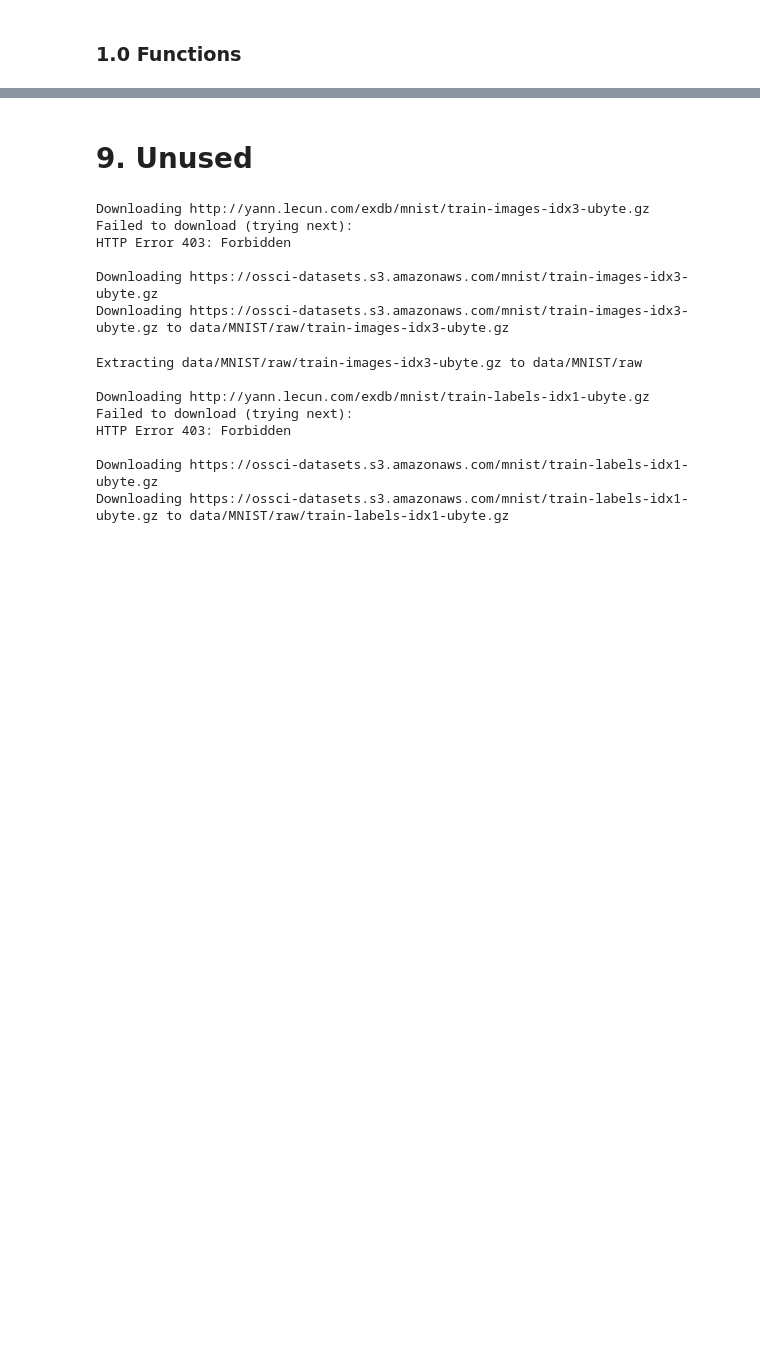
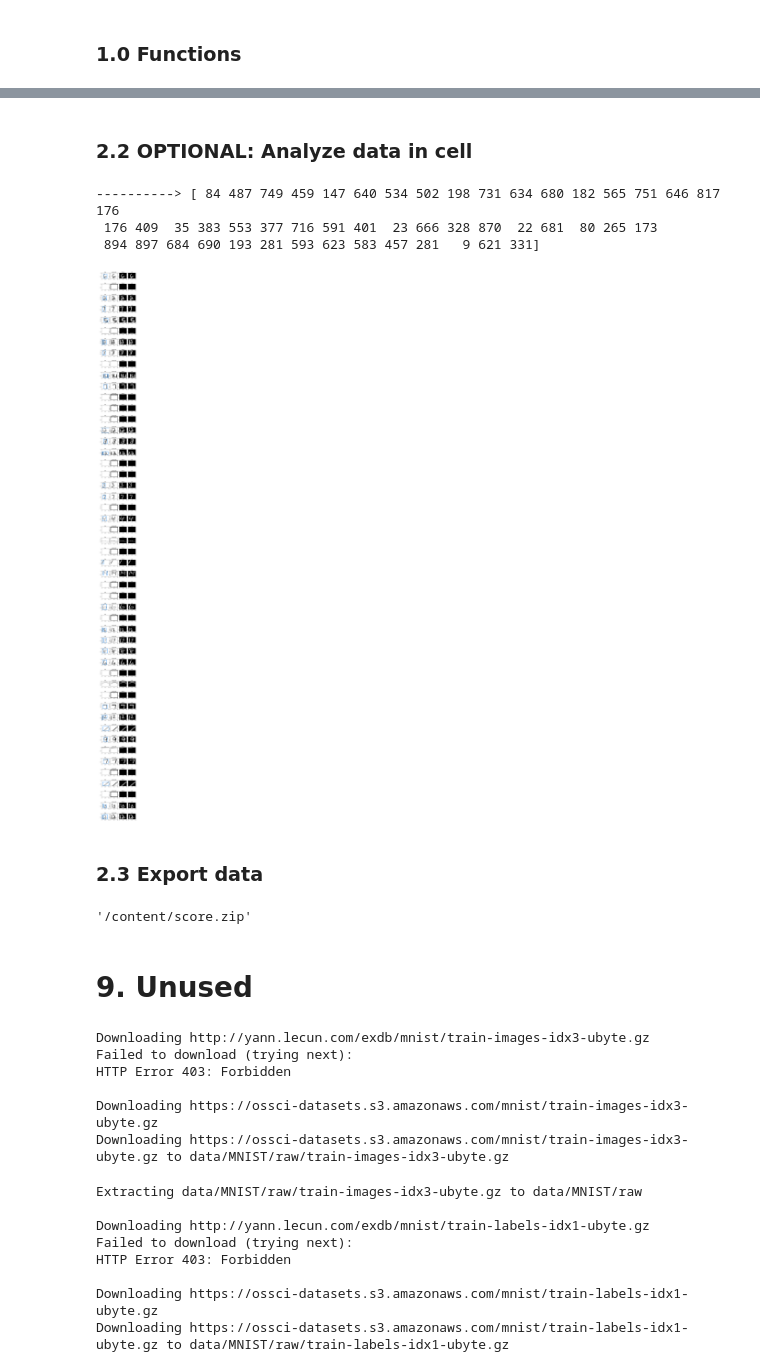
Before and after one commit to cjkreienkamp/wpolo-scoresheet-ocr, a Jupyter notebook: data_collection.ipynb, the cells around one changed output, grey strips where cells are left out. Drawn from its saved outputs; the diff is of its cells as text; code cells hidden in the pictures; blank space fills up the shorter version.

```diff
--- a/data_collection.ipynb
+++ b/data_collection.ipynb
@@ -191,3 +153,79 @@ with open('input/gamelog_corner_pts/scoresheet15.txt', 'x') as f:
+# %%
+for png in os.listdir('output/aligned'):
+    image = cv2.imread('output/aligned/'+png)
+    n_cell = 0
+    for y1 in row_y_values[:-1]:
+        for x1 in column_x_values[:-1]:
+            n_cell += 1
+            if n_cell%5 in COLUMN_NUMBERS:
+                x2 = column_x_values[column_x_values.index(x1)+1]
+                y2 = row_y_values[row_y_values.index(y1)+1]
+                row_number = (int(png[-5])-1)*(NUMBER_OF_ROWS-1) + n_cell//5 + 1
+                if n_cell%5 == 2: column_name = 'CAP'
+                if n_cell%5 == 3: column_name = 'TEAM'
+                if n_cell%5 == 4: column_name = 'REMARKS'
+                if n_cell%5 == 0: column_name = 'SCORE'
+                cell = image[y1:y2, x1:x2]
+                cv2.imwrite(f'output/my_shitty_data/sheet{png[5:-9]}_row{row_number}.png',cell)
+# %% [markdown]
+### 2.2 OPTIONAL: Analyze data in cell
+# %%
+# CAP
+
+idxs = np.random.randint(0, len(os.listdir('output/my_shitty_data')), 50)
+#idxs = [171, 269, 177, 80, 655, 873, 521, 638, 532, 308]
+print('---------->',idxs)
+plt.figure(figsize=(8,2*len(idxs)))
+
+
+for (i, idx) in zip(range(50),idxs):
+    png = os.listdir('output/my_shitty_data')[int(idx)]
+    raw = cv2.imread('output/my_shitty_data/'+png)
+    grayscale = cv2.cvtColor(raw, cv2.COLOR_BGR2GRAY)
+    cv2.rectangle(grayscale, (0,0), (raw.shape[1], raw.shape[0]), (240,240,240), 2)
+    binary = cv2.threshold(grayscale, 230, 255, cv2.THRESH_BINARY_INV)[1]
+    element = cv2.getStructuringElement(cv2.MORPH_RECT, (1,1))
+    out = cv2.dilate(binary, element, iterations=2)
+    element = cv2.getStructuringElement(cv2.MORPH_RECT, (3,1)) # want to connect horizontally at the top
+    out[0:2, 0:out.shape[1]] = cv2.dilate(out[0:2, 0:out.shape[1]], element, iterations=2)
+    element = cv2.getStructuringElement(cv2.MORPH_RECT, (3,1)) # want to connect horizontally at the bottom
+    out[out.shape[0]-2:out.shape[0], 0:out.shape[1]] = cv2.dilate(out[out.shape[0]-2:out.shape[0], 0:out.shape[1]], element, iterations=2)
+    element = cv2.getStructuringElement(cv2.MORPH_RECT, (1,1))
+    out = cv2.erode(out, element)
+    ctrs = cv2.findContours(out.copy(), cv2.RETR_EXTERNAL,cv2.CHAIN_APPROX_SIMPLE)
+    ctrs = imutils.grab_contours(ctrs)
+    if len(ctrs):
+        ctrs = contours.sort_contours(ctrs, method="left-to-right")[0]
+        for c in ctrs:
+            (x, y, w, h) = cv2.boundingRect(c)
+            if w*h > 50 and y < 15 and y+h > 15 and h > 10:
+                cv2.rectangle(raw, (x, y), (x + w, y + h), (0, 128, 255), 1)
+
+    plt.subplot(50,4,4*i+1); plt.title('raw'); plt.imshow(raw, aspect='equal')
+    plt.subplot(50,4,4*i+2); plt.title('grayscale'); plt.imshow(grayscale, cmap='gray', aspect='equal')
+    plt.subplot(50,4,4*i+3); plt.title('binary'); plt.imshow(binary, cmap='gray', aspect='equal')
+    plt.subplot(50,4,4*i+4); plt.title('out'); plt.imshow(out, cmap='gray', aspect='equal')
+
+plt.subplots_adjust(top=1, bottom=0)
+plt.show()
+#close 366, 379
+#light 171, 269, 177, 80, 655
+#broken 873, 521, 713, 352, 417, 336, 731
+#border 638, 532, 308
+#HC 55
+# smear then pad
+#if at border the dilate
+# %% [output]
+----------> [ 84 487 749 459 147 640 534 502 198 731 634 680 182 565 751 646 817 176
+ 176 409  35 383 553 377 716 591 401  23 666 328 870  22 681  80 265 173
+ 894 897 684 690 193 281 593 623 583 457 281   9 621 331]
+[figure, added]
+# %% [markdown]
+### 2.3 Export data
+# %%
+shutil.make_archive('score', 'zip', 'output/my_shitty_data/')
+# %% [output]
+'/content/score.zip'
 # %% [markdown]
 # 9. Unused
 # %%
```
Also changed, not shown: parts of 21 cells of this notebook.
